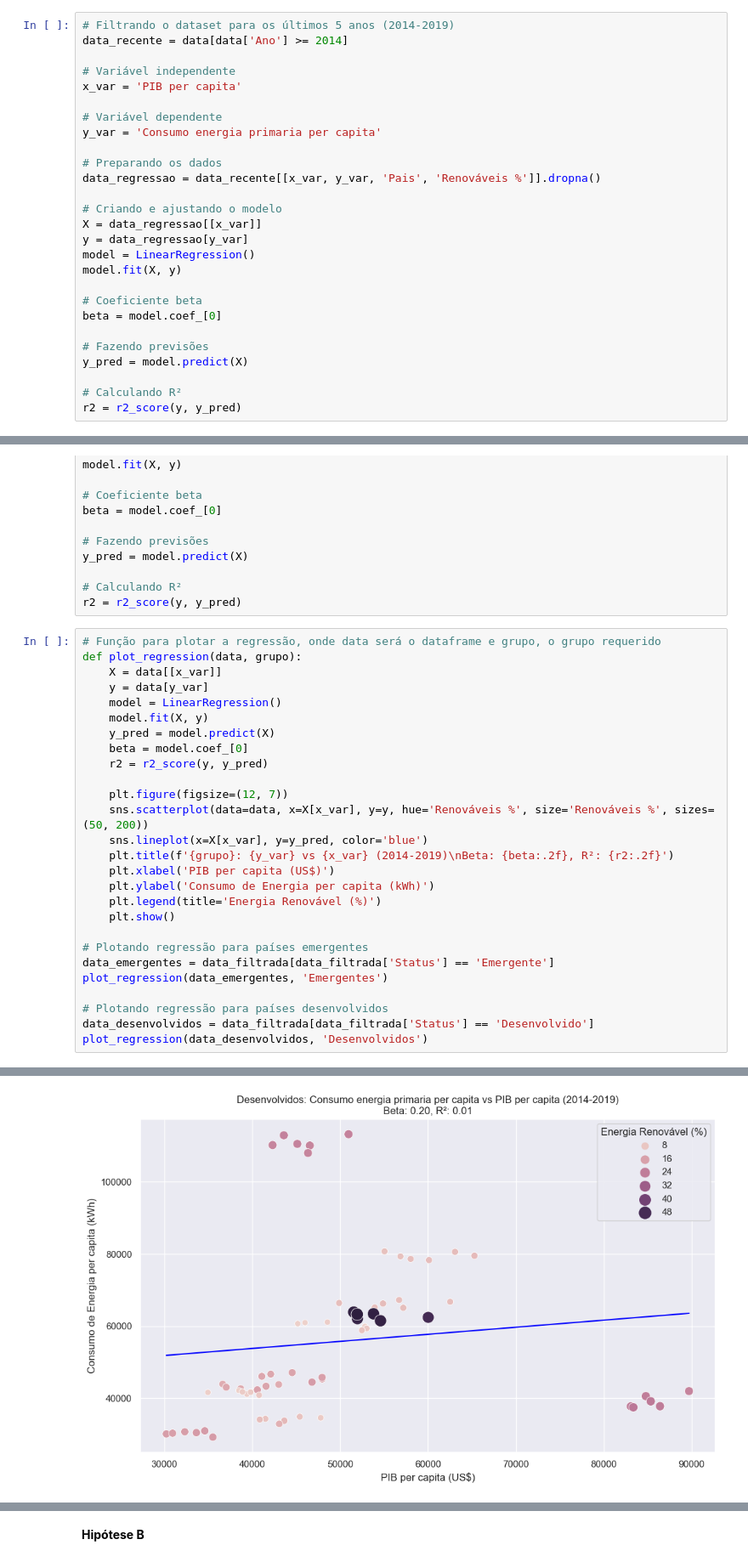
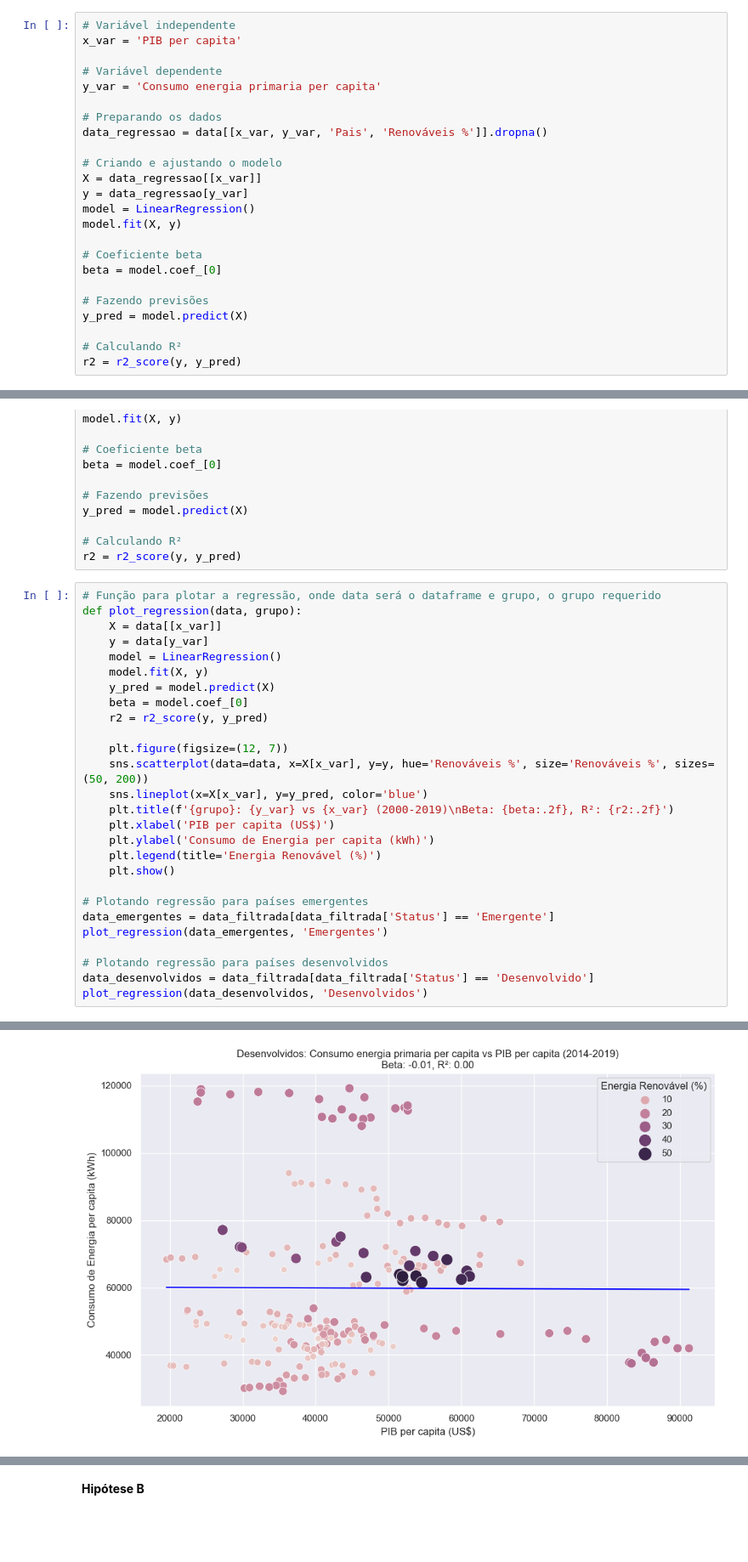
Before and after one commit to Felipefalex/Projeto-Sustainable-Energy, a Jupyter notebook: sustainable_energy.ipynb, the cells around one changed output, grey strips where cells are left out. Shown at 85% size. Saved outputs shown, nothing was run; the diff lists cells and outputs as text; blank space fills up the shorter version.

```diff
--- a/sustainable_energy.ipynb
+++ b/sustainable_energy.ipynb
@@ -423,9 +423,6 @@ Esse resultado parece bem razoável olhando apenas para os mapas: com exceção
 
 Agora vejamos como o consumo de energia se comporta ao regredirmos ele em relação PIB per capita.
 # %%
-# Filtrando o dataset para os últimos 5 anos (2014-2019)
-data_recente = data[data['Ano'] >= 2014]
-
 # Variável independente
 x_var = 'PIB per capita'
 
@@ -433,7 +430,7 @@ x_var = 'PIB per capita'
 y_var = 'Consumo energia primaria per capita'
 
 # Preparando os dados
-data_regressao = data_recente[[x_var, y_var, 'Pais', 'Renováveis %']].dropna()
+data_regressao = data[[x_var, y_var, 'Pais', 'Renováveis %']].dropna()
 
 # Criando e ajustando o modelo
 X = data_regressao[[x_var]]
@@ -503,7 +500,7 @@ def plot_regression(data, grupo):
     plt.figure(figsize=(12, 7))
     sns.scatterplot(data=data, x=X[x_var], y=y, hue='Renováveis %', size='Renováveis %', sizes=(50, 200))
     sns.lineplot(x=X[x_var], y=y_pred, color='blue')
-    plt.title(f'{grupo}: {y_var} vs {x_var} (2014-2019)\nBeta: {beta:.2f}, R²: {r2:.2f}')
+    plt.title(f'{grupo}: {y_var} vs {x_var} (2000-2019)\nBeta: {beta:.2f}, R²: {r2:.2f}')
     plt.xlabel('PIB per capita (US$)')
     plt.ylabel('Consumo de Energia per capita (kWh)')
     plt.legend(title='Energia Renovável (%)')
@@ -521,2 +518,2 @@ plot_regression(data_desenvolvidos, 'Desenvolvidos')
-[figure, old version]
+[figure, new version]
 # %% [markdown]
```
Also changed, not shown: parts of 6 cells of this notebook.
